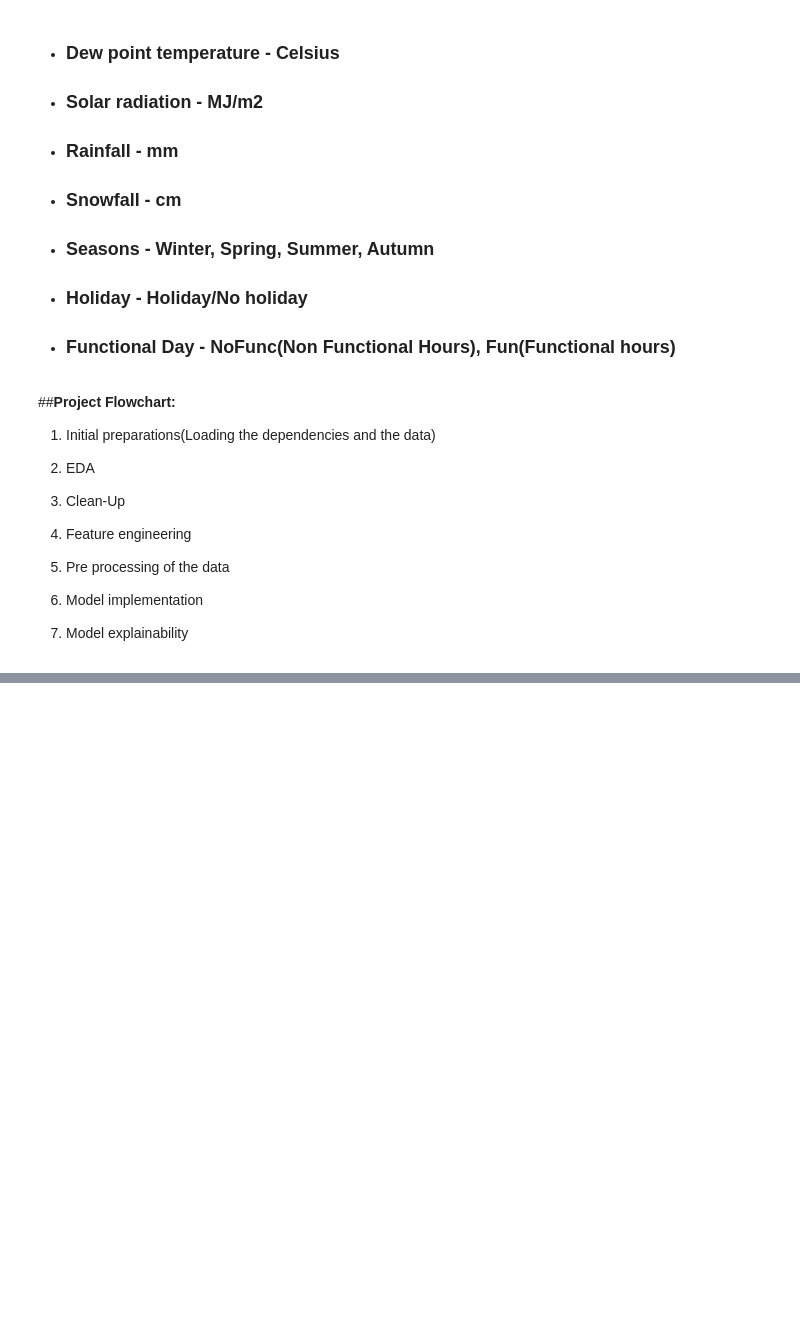
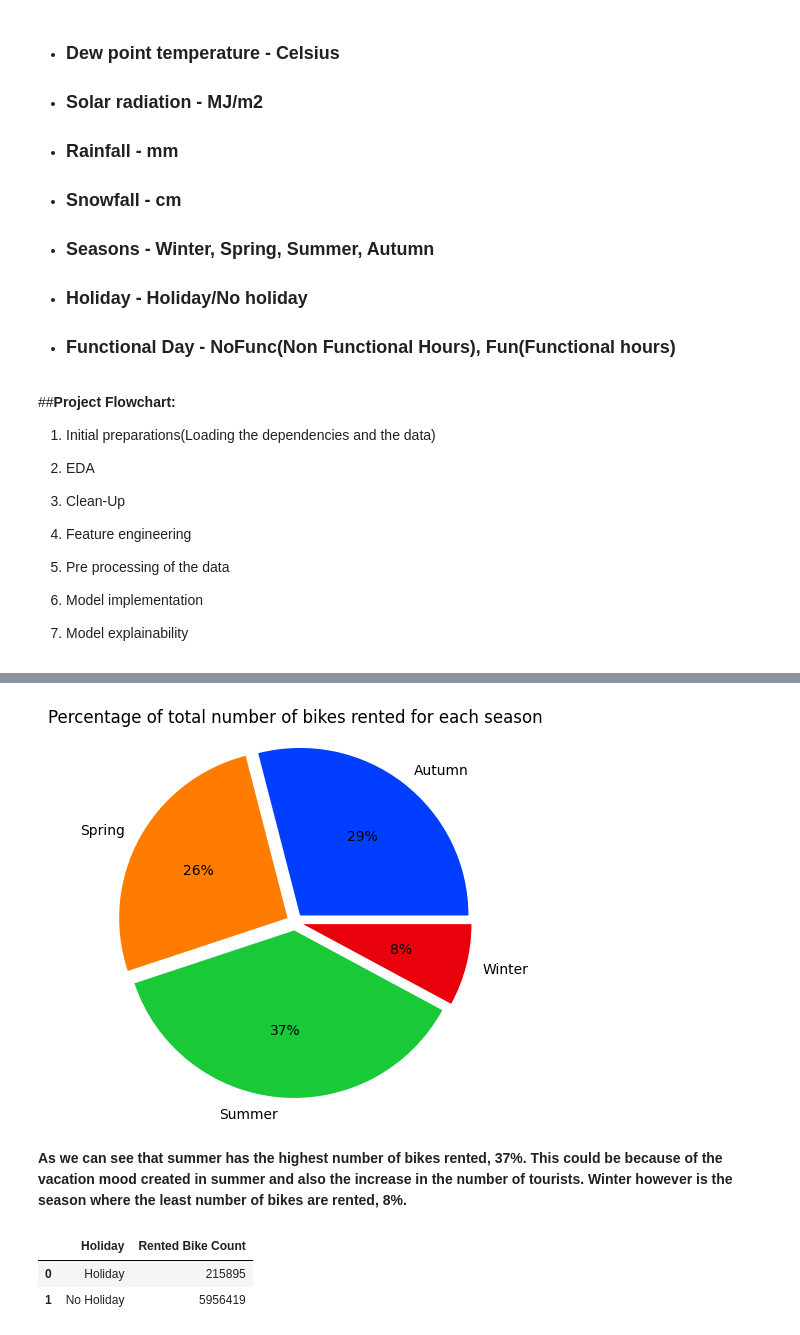
Before and after one commit to istekhar1543/bike-sharing-and-demand-prediction., a Jupyter notebook: bike_sharing_and_demand_prediction.ipynb, the cells around one changed output, grey strips where cells are left out. Drawn from its saved outputs; the diff is of its cells as text; code cells hidden in the pictures; blank space fills up the shorter version.

```diff
--- a/bike_sharing_and_demand_prediction.ipynb
+++ b/bike_sharing_and_demand_prediction.ipynb
@@ -51,0 +199,25 @@
+# %%
+#Initial preparations for plotting pie chart with percentages
+seasons_list = list(seasons_col['Seasons'])
+rented_count_list = list(seasons_col['Rented Bike Count'])
+palette_color = sns.color_palette('bright')
+explode = (0.05,0.05,0.05,0.05)
+# %%
+#Creating the pie chart visualisation for seasons column
+plt.figure(figsize=(5,5))
+plt.pie(rented_count_list,labels=seasons_list,colors=palette_color,explode=explode,autopct='%0.0f%%')
+plt.title("Percentage of total number of bikes rented for each season")
+plt.axis("equal")
+plt.show()
+# %% [output]
+[figure, added]
+# %% [markdown]
+<b>As we can see that summer has the highest number of bikes rented, 37%. This could be because of the vacation mood created in summer and also the increase in the number of tourists. Winter however is the season where the least number of bikes are rented, 8%.</b>
+# %%
+#Holidays column
+holidays_col = create_df_analysis('Holiday')
+holidays_col
+# %% [output]
+|  | Holiday | Rented Bike Count |
+| 0 | Holiday | 215895 |
+| 1 | No Holiday | 5956419 |
```
Also changed, not shown: parts of 43 cells of this notebook.
